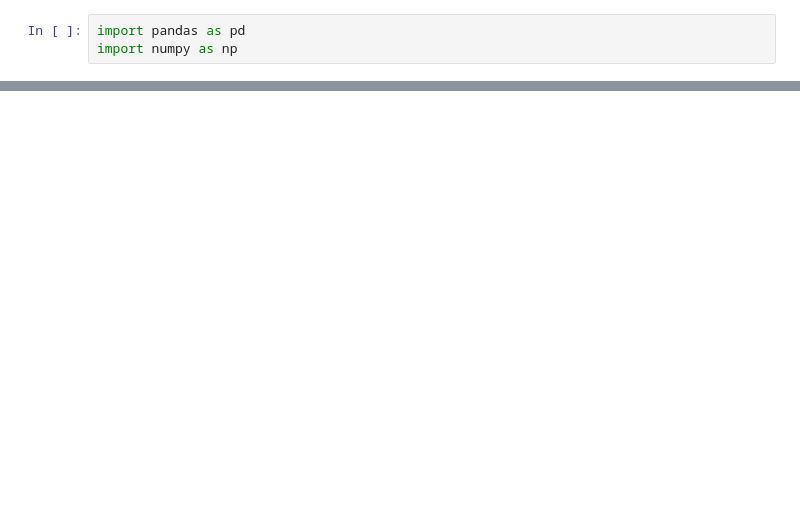
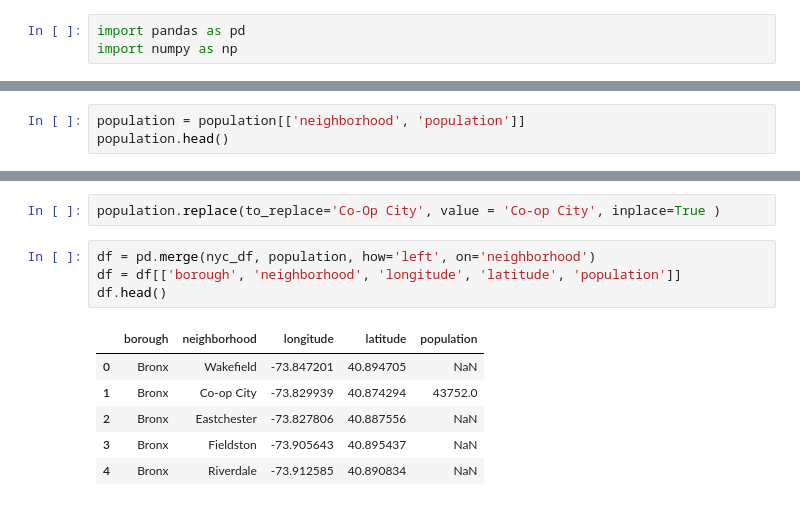
Before and after one commit to ktamkee/NYC_midterm_project, a Jupyter notebook: data/nyc_open_data.ipynb, the cells around one changed output, grey strips where cells are left out. Saved outputs shown, nothing was run; the diff lists cells and outputs as text; blank space fills up the shorter version.

```diff
--- a/data/nyc_open_data.ipynb
+++ b/data/nyc_open_data.ipynb
@@ -195,0 +42,3 @@ main_list
+# %%
+population = population[['neighborhood', 'population']]
+population.head()
@@ -195,0 +52,13 @@ main_list
+# %%
+population.replace(to_replace='Co-Op City', value = 'Co-op City', inplace=True )
+# %%
+df = pd.merge(nyc_df, population, how='left', on='neighborhood')
+df = df[['borough', 'neighborhood', 'longitude', 'latitude', 'population']]
+df.head()
+# %% [output]
+|  | borough | neighborhood | longitude | latitude | population |
+| 0 | Bronx | Wakefield | -73.847201 | 40.894705 | NaN |
+| 1 | Bronx | Co-op City | -73.829939 | 40.874294 | 43752.0 |
+| 2 | Bronx | Eastchester | -73.827806 | 40.887556 | NaN |
+| 3 | Bronx | Fieldston | -73.905643 | 40.895437 | NaN |
+| 4 | Bronx | Riverdale | -73.912585 | 40.890834 | NaN |
```
Also changed, not shown: parts of 29 cells of this notebook, 1 other file.
